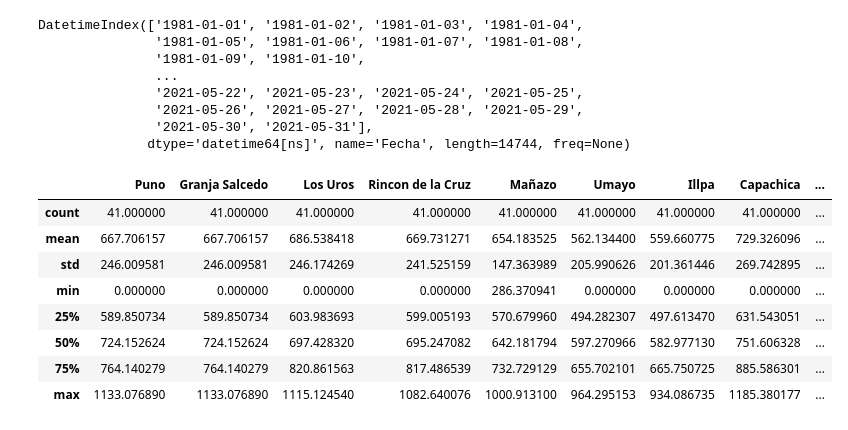
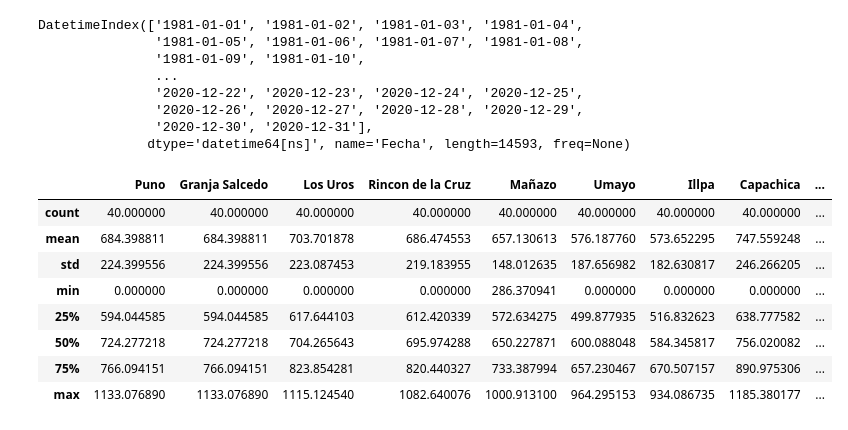
Before and after one commit to glagas/los_rosales, a Jupyter notebook: preciptacion puno.ipynb, the cells around one changed output. Saved outputs shown, nothing was run; the diff lists cells and outputs as text; code cells hidden in the pictures.

```diff
--- a/preciptacion puno.ipynb
+++ b/preciptacion puno.ipynb
@@ -6,4 +6,9 @@ import datetime as dt
 # %%
 df = pd.read_excel("Reporte_Fred.xls",parse_dates=["Fecha"]) #importar excel con datos diarios
 df = df.set_index('Fecha') #formato fecha columna "Fecha"
-df.head()
+#df.head()
+df.describe()
+#quitar 2021 de bdd
+fin_2020 = '2020-12-31'
+mask = (df.index <= fin_2020)
+df = df.loc[mask]
@@ -22,24 +19,26 @@ DatetimeIndex(['1981-01-01', '1981-01-02', '1981-01-03', '1981-01-04',
                '1981-01-05', '1981-01-06', '1981-01-07', '1981-01-08',
                '1981-01-09', '1981-01-10',
                ...
-               '2021-05-22', '2021-05-23', '2021-05-24', '2021-05-25',
-               '2021-05-26', '2021-05-27', '2021-05-28', '2021-05-29',
-               '2021-05-30', '2021-05-31'],
-              dtype='datetime64[ns]', name='Fecha', length=14744, freq=None)
+               '2020-12-22', '2020-12-23', '2020-12-24', '2020-12-25',
+               '2020-12-26', '2020-12-27', '2020-12-28', '2020-12-29',
+               '2020-12-30', '2020-12-31'],
+              dtype='datetime64[ns]', name='Fecha', length=14593, freq=None)
 # %%
 #RESAMPLEAR.TOTAL MENSUAL Y TOTAL ANUAL
 df_mensual = df.resample('M').sum()
 df_anual= df.resample('Y').sum()
+df_mensual.to_csv('Manazo_pp_mensual_1991-2020.csv')
+df_anual.to_csv('Manazo_pp_anual_total_1981-2020.csv')
 df_anual.describe()
 # %% [output]
 |  | Puno | Granja Salcedo | Los Uros | Rincon de la Cruz | Mañazo | Umayo | Illpa | Capachica | ... |
-| count | 41.000000 | 41.000000 | 41.000000 | 41.000000 | 41.000000 | 41.000000 | 41.000000 | 41.000000 | ... |
-| mean | 667.706157 | 667.706157 | 686.538418 | 669.731271 | 654.183525 | 562.134400 | 559.660775 | 729.326096 | ... |
-| std | 246.009581 | 246.009581 | 246.174269 | 241.525159 | 147.363989 | 205.990626 | 201.361446 | 269.742895 | ... |
+| count | 40.000000 | 40.000000 | 40.000000 | 40.000000 | 40.000000 | 40.000000 | 40.000000 | 40.000000 | ... |
+| mean | 684.398811 | 684.398811 | 703.701878 | 686.474553 | 657.130613 | 576.187760 | 573.652295 | 747.559248 | ... |
+| std | 224.399556 | 224.399556 | 223.087453 | 219.183955 | 148.012635 | 187.656982 | 182.630817 | 246.266205 | ... |
 | min | 0.000000 | 0.000000 | 0.000000 | 0.000000 | 286.370941 | 0.000000 | 0.000000 | 0.000000 | ... |
-| 25% | 589.850734 | 589.850734 | 603.983693 | 599.005193 | 570.679960 | 494.282307 | 497.613470 | 631.543051 | ... |
-| 50% | 724.152624 | 724.152624 | 697.428320 | 695.247082 | 642.181794 | 597.270966 | 582.977130 | 751.606328 | ... |
-| 75% | 764.140279 | 764.140279 | 820.861563 | 817.486539 | 732.729129 | 655.702101 | 665.750725 | 885.586301 | ... |
+| 25% | 594.044585 | 594.044585 | 617.644103 | 612.420339 | 572.634275 | 499.877935 | 516.832623 | 638.777582 | ... |
+| 50% | 724.277218 | 724.277218 | 704.265643 | 695.974288 | 650.227871 | 600.088048 | 584.345817 | 756.020082 | ... |
+| 75% | 766.094151 | 766.094151 | 823.854281 | 820.440327 | 733.387994 | 657.230467 | 670.507157 | 890.975306 | ... |
 | max | 1133.076890 | 1133.076890 | 1115.124540 | 1082.640076 | 1000.913100 | 964.295153 | 934.086735 | 1185.380177 | ... |
 # %%
 #GRAFICO EN BARRA DE PRECIPITACION ANUAL
```
Also changed, not shown: parts of 4 cells of this notebook, 12 other files.
